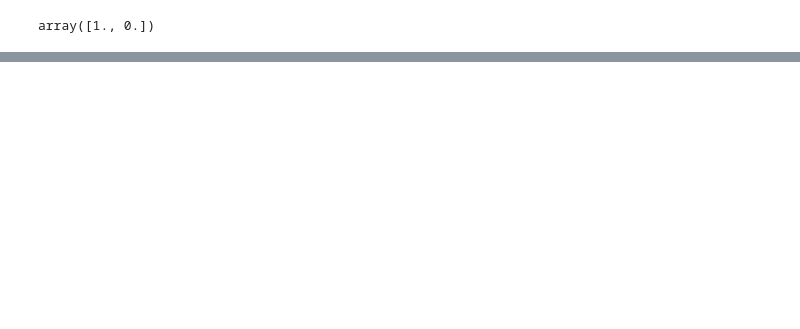
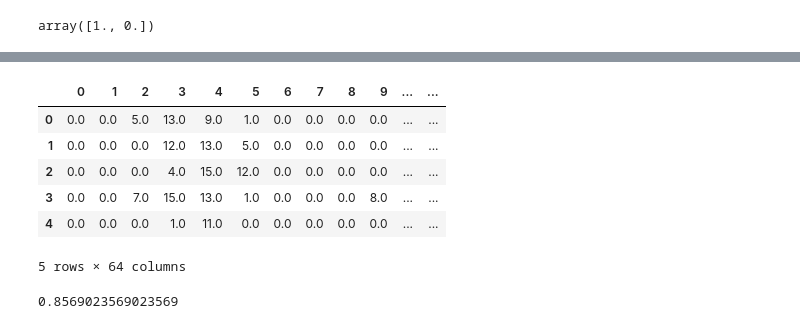
Before and after one commit to AdiVarma27/AdiVarma27.github.io, a Jupyter notebook: _jupyter/2019-07-09-Decision Trees & Random Forests.ipynb, the cells around one changed output, grey strips where cells are left out. Drawn from its saved outputs; the diff is of its cells as text; code cells hidden in the pictures; blank space fills up the shorter version.

```diff
--- a/_jupyter/2019-07-09-Decision Trees & Random Forests.ipynb
+++ b/_jupyter/2019-07-09-Decision Trees & Random Forests.ipynb
@@ -135,0 +165,12 @@ array([1., 0.])
+# %%
+# converting from array to DataFrame
+df = pd.DataFrame(digits_X)
+df.head()
+# %% [output]
+|  | 0 | 1 | 2 | 3 | 4 | 5 | 6 | 7 | 8 | 9 | ... | ... |
+| 0 | 0.0 | 0.0 | 5.0 | 13.0 | 9.0 | 1.0 | 0.0 | 0.0 | 0.0 | 0.0 | ... | ... |
+| 1 | 0.0 | 0.0 | 0.0 | 12.0 | 13.0 | 5.0 | 0.0 | 0.0 | 0.0 | 0.0 | ... | ... |
+| 2 | 0.0 | 0.0 | 0.0 | 4.0 | 15.0 | 12.0 | 0.0 | 0.0 | 0.0 | 0.0 | ... | ... |
+| 3 | 0.0 | 0.0 | 7.0 | 15.0 | 13.0 | 1.0 | 0.0 | 0.0 | 0.0 | 8.0 | ... | ... |
+| 4 | 0.0 | 0.0 | 0.0 | 1.0 | 11.0 | 0.0 | 0.0 | 0.0 | 0.0 | 0.0 | ... | ... |
+5 rows × 64 columns
@@ -135,0 +191,6 @@ array([1., 0.])
+# %%
+# We obtain accuracy of 86 %
+from sklearn.metrics import accuracy_score
+print(accuracy_score(y_test, y_pred))
+# %% [output]
+0.8569023569023569
```
Also changed, not shown: parts of 19 cells of this notebook.
